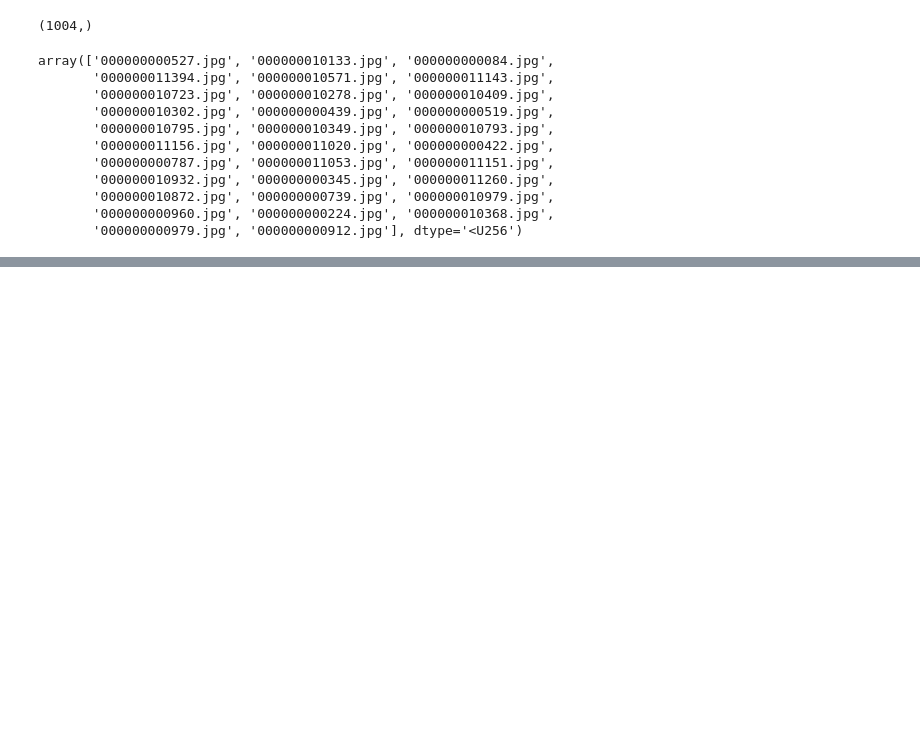
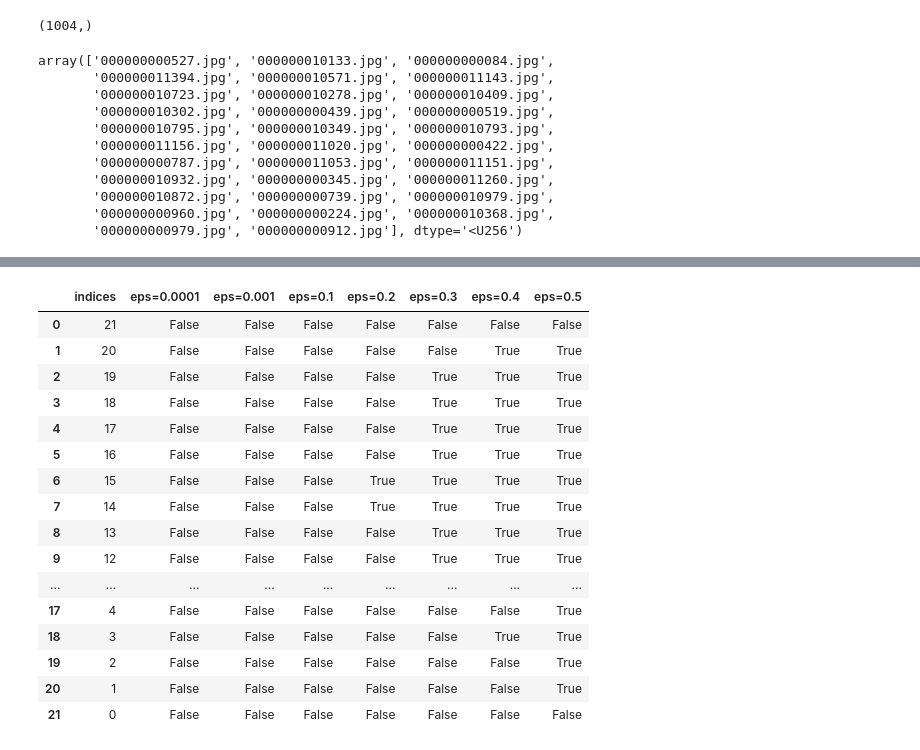
Before and after one commit to francesco-bernardi/SemDeDup, a Jupyter notebook: Untitled-1.ipynb, the cells around one changed output, grey strips where cells are left out. Saved outputs shown, nothing was run; the diff lists cells and outputs as text; code cells hidden in the pictures; blank space fills up the shorter version.

```diff
--- a/Untitled-1.ipynb
+++ b/Untitled-1.ipynb
@@ -216,0 +262,3 @@ array(['000000000527.jpg', '000000010133.jpg', '000000000084.jpg',
+# %%
+with open('/home/fbernardi/Documents/SemDeDup/data/embeddings/kmeans_index.pickle', 'rb') as file:
+    kmeans_index = pickle.load(file)
@@ -216,0 +285,23 @@ array(['000000000527.jpg', '000000010133.jpg', '000000000084.jpg',
+# %%
+with open('/home/fbernardi/Documents/SemDeDup/data/dataframes/cluster_34.pkl', 'rb') as file:
+    pruning_table = pickle.load(file)
+# %%
+pruning_table
+# %% [output]
+|  | indices | eps=0.0001 | eps=0.001 | eps=0.1 | eps=0.2 | eps=0.3 | eps=0.4 | eps=0.5 |
+| 0 | 21 | False | False | False | False | False | False | False |
+| 1 | 20 | False | False | False | False | False | True | True |
+| 2 | 19 | False | False | False | False | True | True | True |
+| 3 | 18 | False | False | False | False | True | True | True |
+| 4 | 17 | False | False | False | False | True | True | True |
+| 5 | 16 | False | False | False | False | True | True | True |
+| 6 | 15 | False | False | False | True | True | True | True |
+| 7 | 14 | False | False | False | True | True | True | True |
+| 8 | 13 | False | False | False | False | True | True | True |
+| 9 | 12 | False | False | False | False | True | True | True |
+| ... | ... | ... | ... | ... | ... | ... | ... | ... |
+| 17 | 4 | False | False | False | False | False | False | True |
+| 18 | 3 | False | False | False | False | False | True | True |
+| 19 | 2 | False | False | False | False | False | False | True |
+| 20 | 1 | False | False | False | False | False | False | True |
+| 21 | 0 | False | False | False | False | False | False | False |
```
Also changed, not shown: parts of 15 cells of this notebook.
